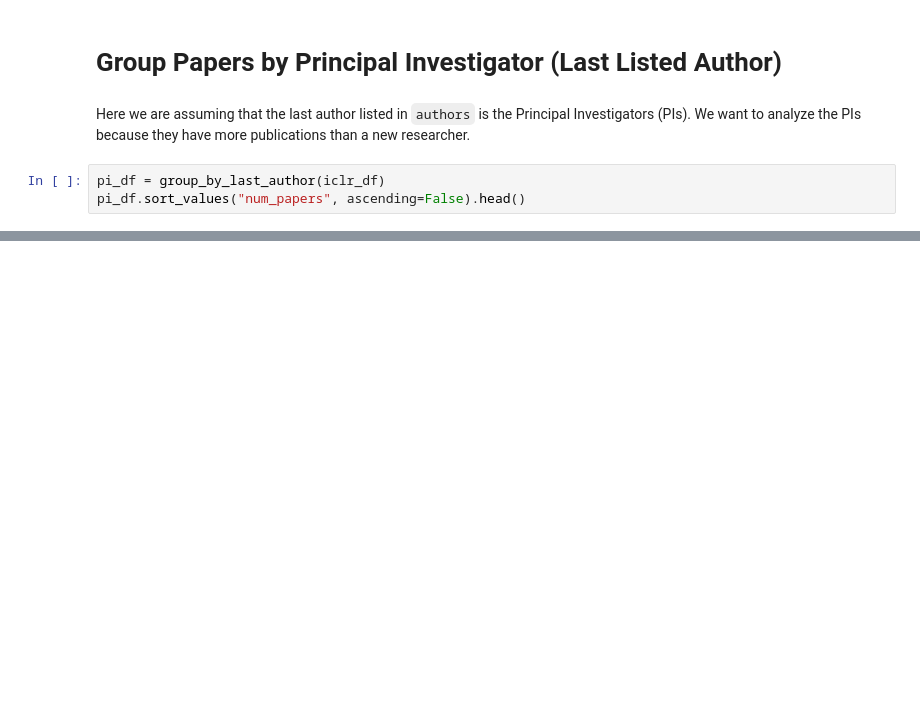
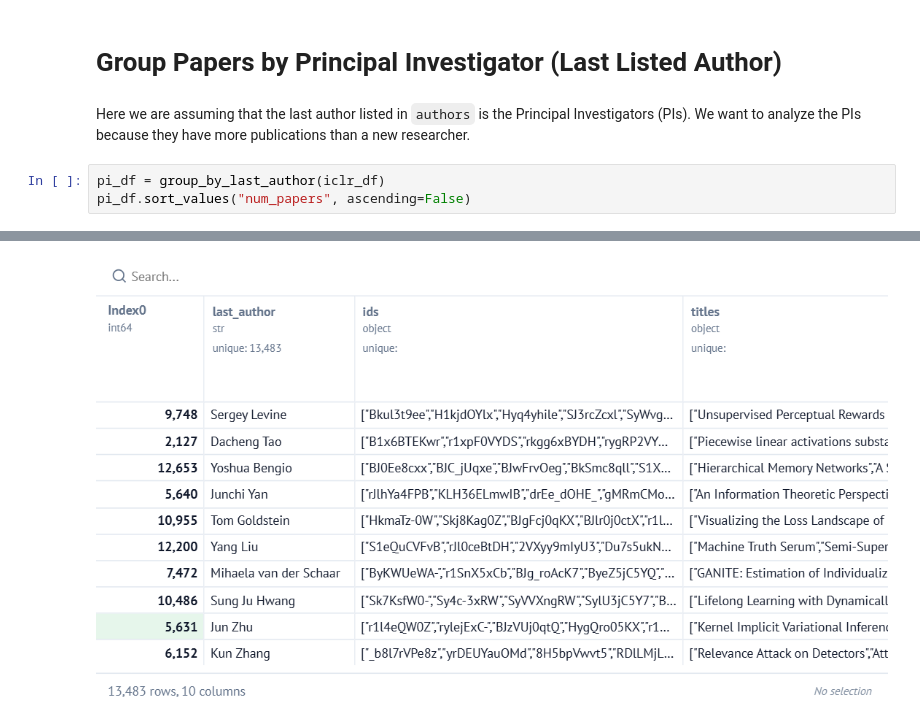
Before and after one commit to angellicodigo/COS424_Project, a Jupyter notebook: initial_analysis.ipynb, the cells around one changed output, grey strips where cells are left out. Cells and saved outputs as stored; diff of their text form; blank space fills up the shorter version.

```diff
--- a/initial_analysis.ipynb
+++ b/initial_analysis.ipynb
@@ -20,5 +17,5 @@ iclr_df.head()
 Here we are assuming that the last author listed in `authors` is the Principal Investigators (PIs). We want to analyze the PIs because they have more publications than a new researcher.
 # %%
 pi_df = group_by_last_author(iclr_df)
-pi_df.sort_values("num_papers", ascending=False).head()
+pi_df.sort_values("num_papers", ascending=False)
 # %% [output]
@@ -30,0 +22 @@ pi_df.sort_values("num_papers", ascending=False).head()
+[figure, added]
```
Also changed, not shown: parts of 18 cells of this notebook, 1 other file.
